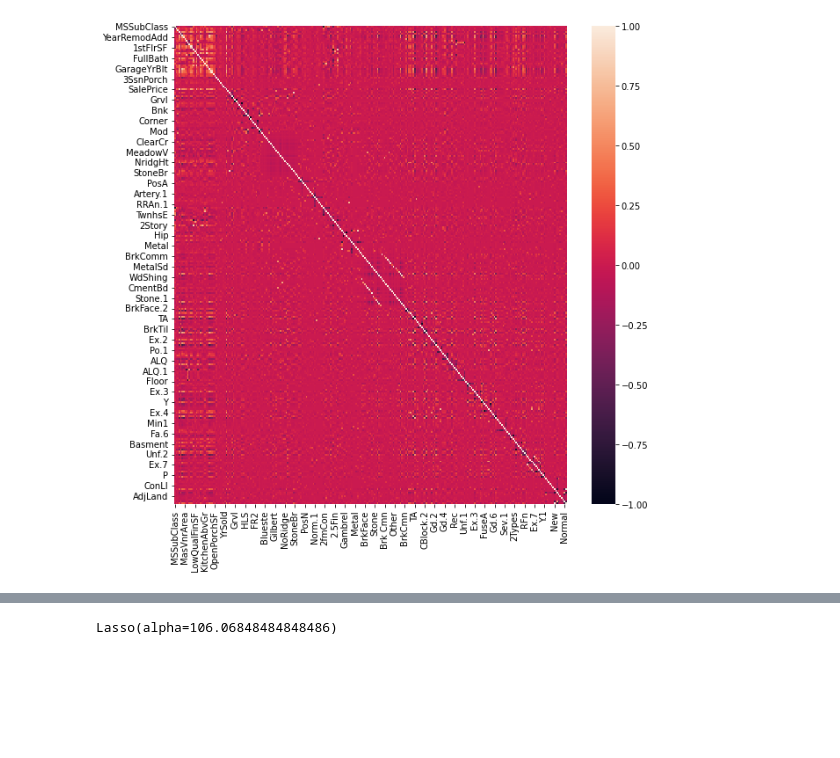
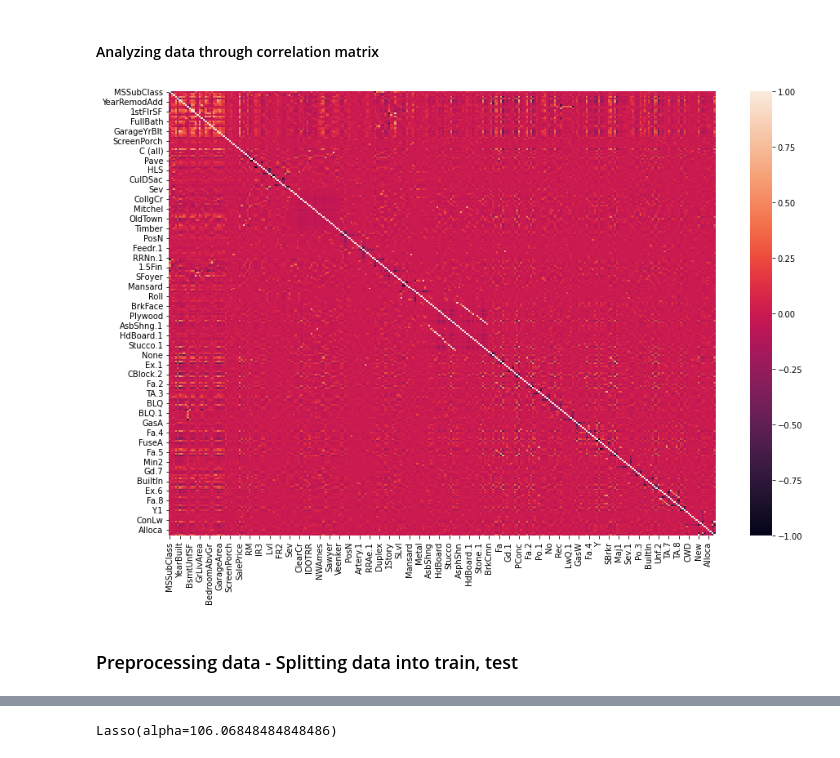
Before and after one commit to AntonMaxen/applied-ai, a Jupyter notebook: assignment_2/regression_vg.ipynb, the cells around one changed output, grey strips where cells are left out. Cells and saved outputs as stored; diff of their text form; code cells hidden in the pictures; blank space fills up the shorter version.

Commit message:
regression_vg

```diff
--- a/assignment_2/regression_vg.ipynb
+++ b/assignment_2/regression_vg.ipynb
@@ -19,6 +27,8 @@ corr_matrix = regression_df.corr()
+# %% [markdown]
+#### Analyzing data through correlation matrix
 # %%
-plt.figure(figsize=(10,10))
-sns.heatmap(corr_matrix)
+plt.figure(figsize=(15,10))
+sns.heatmap(regression_df.corr())
 plt.show()
 # %% [output]
-[figure, old version]
+[figure, new version]
@@ -33 +35,3 @@ def data_to_train_test(data: pd.DataFrame, y_name:str, **kwargs):
+# %% [markdown]
+### Preprocessing data - Splitting data into train, test
 # %%
```
Also changed, not shown: parts of 37 cells of this notebook, 1 other file.
